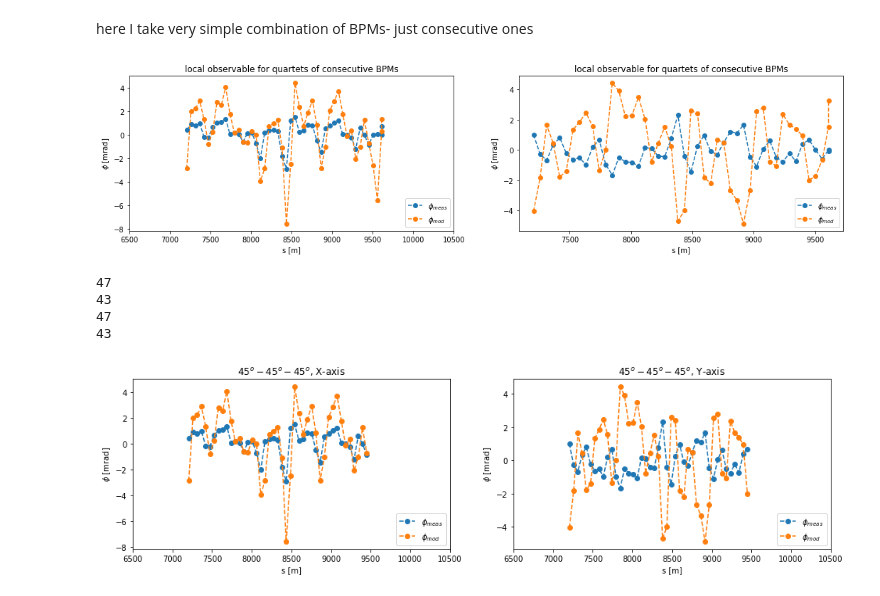
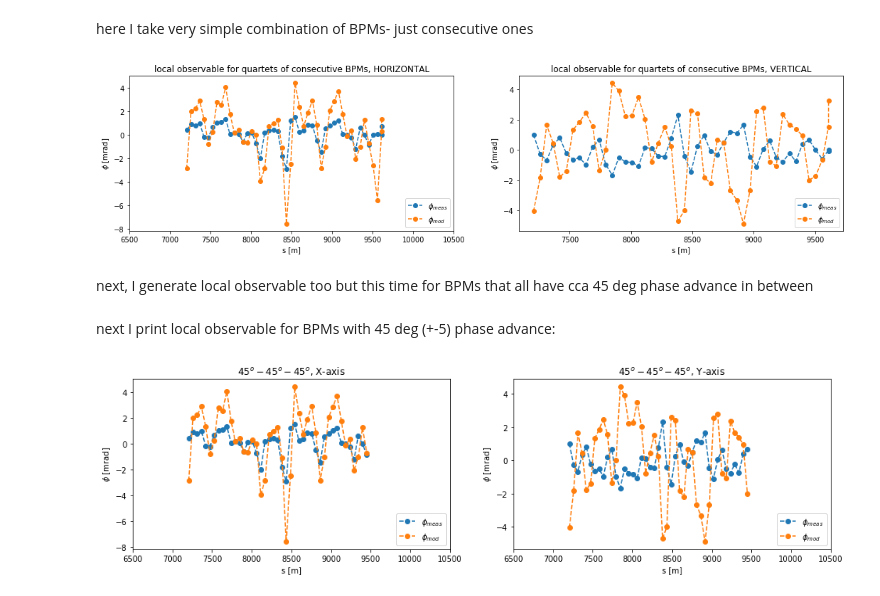
Before and after one commit to sebastiankalos/CERN_2021, a Jupyter notebook: local_observable.ipynb, the cells around one changed output. Cells and saved outputs as stored; diff of their text form; code cells hidden in the pictures.

```diff
--- a/local_observable.ipynb
+++ b/local_observable.ipynb
@@ -529,29 +529,30 @@ for w in range(0, len(BPMs_arc_names)-4): #go over the list of extracted BPMs fr
 # %%
 fig, (plt1, plt2) = plt.subplots(1, 2, figsize=(18, 4)) #initialize a double plot
 
+#limits for plotting
 x_min = 6500
 x_max = 10500
 
-#first plot - X axis
+#first plot - X axis local observable
 plt1.plot(BPMs_arc_s[:len(BPMs_arc_s)-4], PHI_meas_x_list, label=r'$\phi_{meas}$', marker='o', linestyle='dashed')
 plt1.plot(BPMs_arc_s[:len(BPMs_arc_s)-4], PHI_mod_x_list, label=r'$\phi_{mod}$', marker='o', linestyle='dashed')
 plt1.legend(loc="lower right")
-#plt1.grid(linestyle='--')
 plt1.set_xlabel('s [m]')
 plt1.set_ylabel(r'$\phi$ [mrad]')
 plt1.set_xlim(x_min, x_max)
-plt1.set_title('local observable for quartets of consecutive BPMs')
+plt1.set_title('local observable for quartets of consecutive BPMs, HORIZONTAL')
 
 #second plot - Y axis
 plt2.plot(BPMs_arc_s[:len(BPMs_arc_s)-4], PHI_meas_y_list, label=r'$\phi_{meas}$', marker='o', linestyle='dashed')
 plt2.plot(BPMs_arc_s[:len(BPMs_arc_s)-4], PHI_mod_y_list, label=r'$\phi_{mod}$', marker='o', linestyle='dashed')
 plt2.legend(loc="lower right")
-#plt2.grid(linestyle='--')
 plt2.set_xlabel('s [m]')
 plt2.set_ylabel(r'$\phi$ [mrad]')
-plt2.set_title('local observable for quartets of consecutive BPMs')
+plt2.set_title('local observable for quartets of consecutive BPMs, VERTICAL')
 
 plt.savefig('arc_observable.png', dpi=300)
 # %% [output]
-[figure, old version]
+[figure, new version]
+# %% [markdown]
+next, I generate local observable too but this time for BPMs that all have cca 45 deg phase advance in between
 # %%
@@ -643,14 +652,6 @@ for w in range(0, n_of_vals):
         PHI_mod_y_list_45_45_45.append(PHI_mod_y*1000)
-# %%
-print(len(PHI_meas_x_list))
-print(len(PHI_meas_x_list_45_45_45))
-print(len(PHI_meas_y_list))
-print(len(PHI_meas_y_list_45_45_45))
-# %% [output]
-47
-43
-47
-43
+# %% [markdown]
+next I print local observable for BPMs with 45 deg (+-5) phase advance:
 # %%
 fig, (plt1, plt2) = plt.subplots(1, 2, figsize=(16, 4)) #initialize a double plot
 
```
Also changed, not shown: parts of 3 cells of this notebook.
